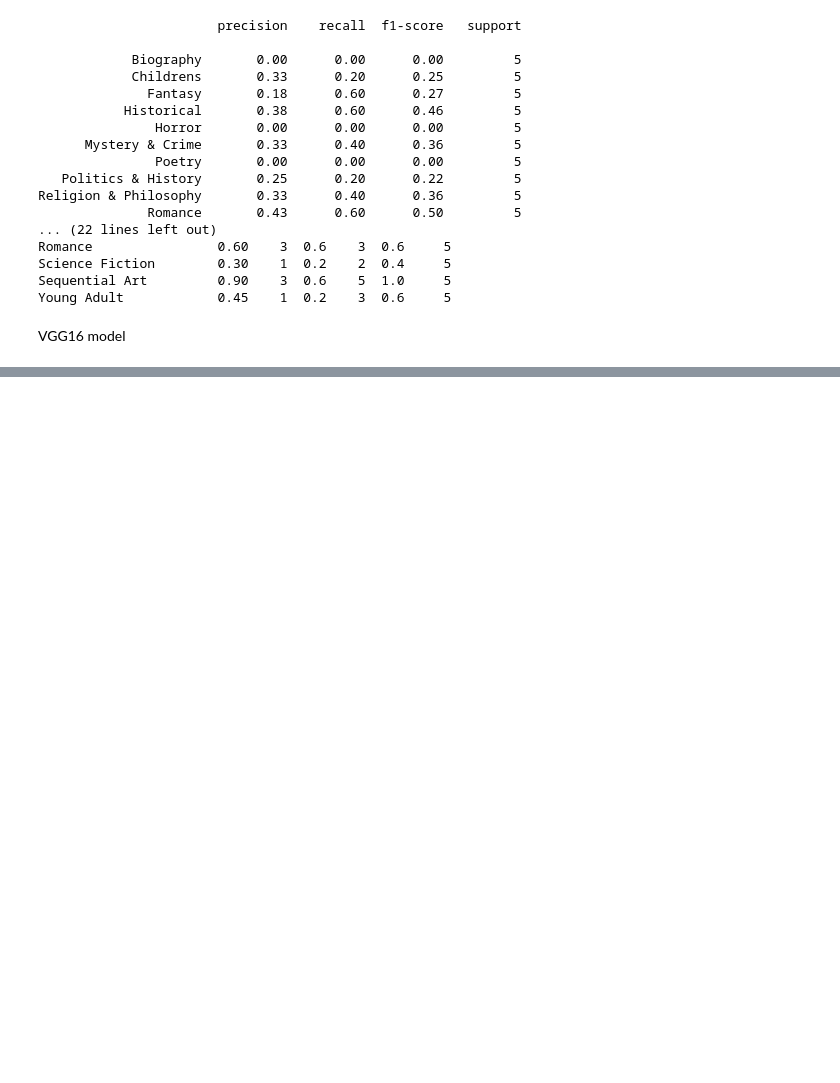
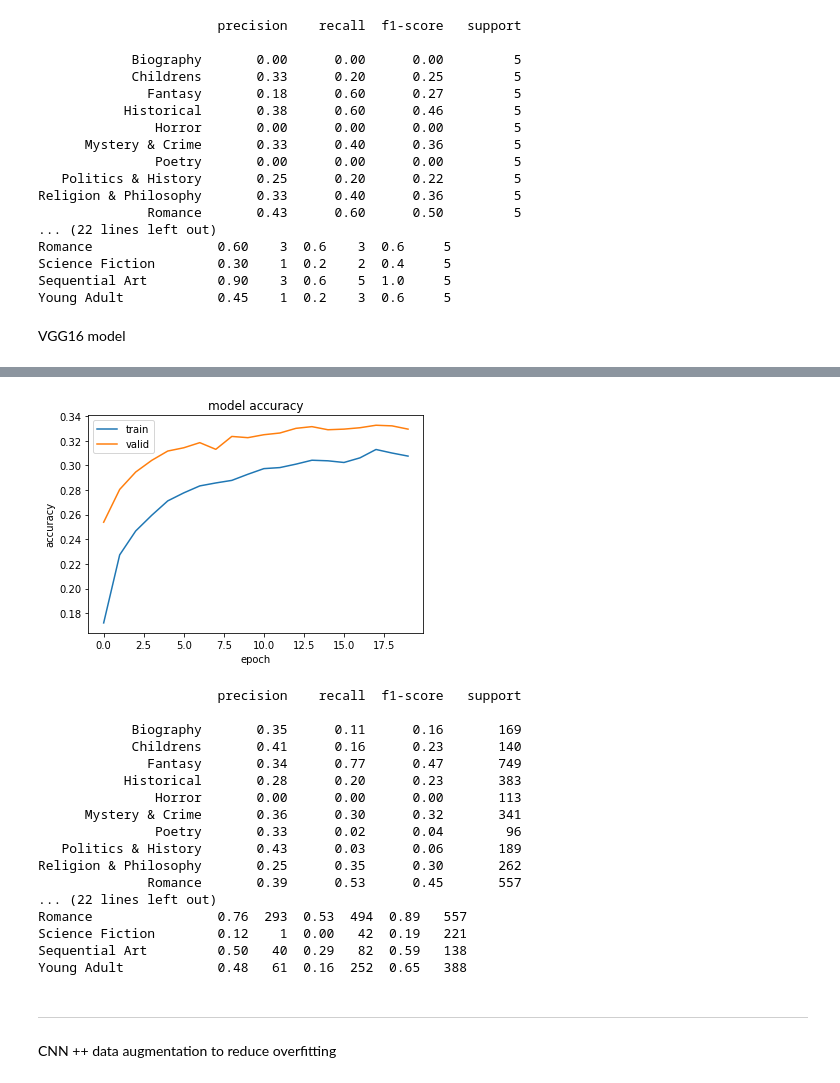
Before and after one commit to A-Istrate/80629_Project, a Jupyter notebook: ML_TPG_new_samples.ipynb, the cells around one changed output, grey strips where cells are left out. Saved outputs shown, nothing was run; the diff lists cells and outputs as text; code cells hidden in the pictures; blank space fills up the shorter version.

```diff
--- a/ML_TPG_new_samples.ipynb
+++ b/ML_TPG_new_samples.ipynb
@@ -596,0 +774,33 @@ Young Adult            0.85    3  0.6    5  1.0     5
+# %%
+data_augmentation = tf.keras.Sequential([
+  layers.experimental.preprocessing.RandomFlip("horizontal"),
+  layers.experimental.preprocessing.RandomRotation(0.2),
+  layers.experimental.preprocessing.RandomZoom((-0.2,0.2))
+])
+# %%
+num_classes=13
+
+model_resnet_pDA = tf.keras.Sequential([
+  layers.experimental.preprocessing.Rescaling(1./255),
+  data_augmentation,
+  feature_extractor_layer,
+  layers.Dense(256, activation='relu'),
+  layers.Dropout(0.5),
+  layers.Dense(256, activation='relu'),
+  layers.Dropout(0.5),
+  layers.Dense(num_classes, activation='softmax')
+])
+model_resnet_pDA.compile(
+    optimizer=tf.keras.optimizers.Adam(
+        learning_rate=0.001,
+        epsilon=0.1
+    ),
+    loss=tf.losses.SparseCategoricalCrossentropy(from_logits=True),
+    metrics=['accuracy']
+)
+# %%
+history_resnet_pDA=model_resnet_pDA.fit(
+  train_ds,
+  validation_data=val_ds,
+  epochs=20
+)
@@ -596,0 +827,6 @@ Young Adult            0.85    3  0.6    5  1.0     5
+# %%
+history_resnet_pDA_2=model_resnet_pDA.fit(
+  train_ds,
+  validation_data=val_ds,
+  epochs=20
+)
@@ -596,0 +853,24 @@ Young Adult            0.85    3  0.6    5  1.0     5
+# %%
+show_results(history_resnet_pDA,model_resnet_pDA)
+# %% [output]
+[figure, added]
+                       precision    recall  f1-score   support
+
+            Biography       0.35      0.11      0.16       169
+            Childrens       0.41      0.16      0.23       140
+              Fantasy       0.34      0.77      0.47       749
+           Historical       0.28      0.20      0.23       383
+               Horror       0.00      0.00      0.00       113
+      Mystery & Crime       0.36      0.30      0.32       341
+               Poetry       0.33      0.02      0.04        96
+   Politics & History       0.43      0.03      0.06       189
+Religion & Philosophy       0.25      0.35      0.30       262
+              Romance       0.39      0.53      0.45       557
+... (22 lines left out)
+Romance                0.76  293  0.53  494  0.89   557
+Science Fiction        0.12    1  0.00   42  0.19   221
+Sequential Art         0.50   40  0.29   82  0.59   138
+Young Adult            0.48   61  0.16  252  0.65   388
+# %% [markdown]
+------------------------
+CNN ++ data augmentation to reduce overfitting
```
Also changed, not shown: parts of 29 cells of this notebook, 7 other files.
